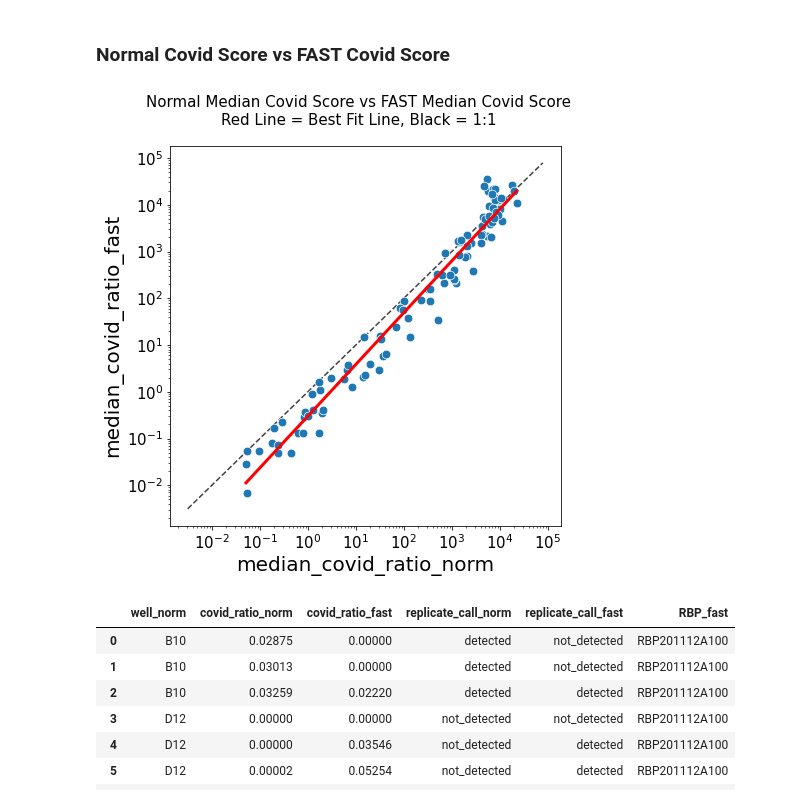
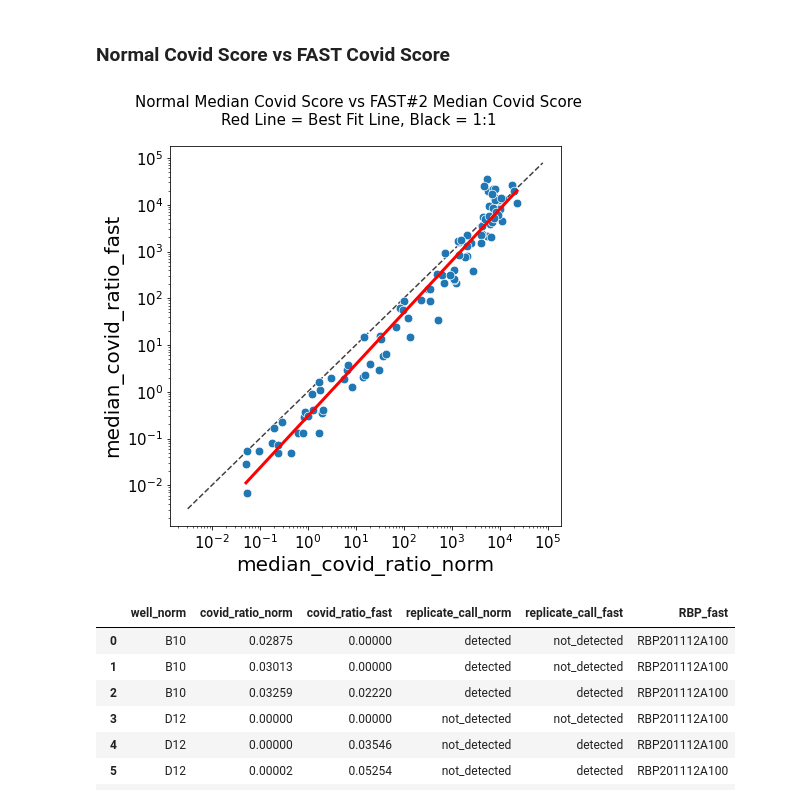
Before and after one commit to gh-bshih/g19_analysis, a Jupyter notebook: 201217_FastConcordance#2.ipynb, the cells around one changed output. Saved outputs shown, nothing was run; the diff lists cells and outputs as text; code cells hidden in the pictures.

```diff
--- a/201217_FastConcordance#2.ipynb
+++ b/201217_FastConcordance#2.ipynb
@@ -229,35 +233,35 @@ sns.scatterplot(data=score_relation, x='median_covid_ratio_norm',
 
 x = score_relation['median_covid_ratio_norm'].values
 y = score_relation['median_covid_ratio_fast'].values
 
 new_x, new_y = zip(*sorted(zip(x, y)))
 
 logA = np.log(new_x)
 logB = np.log(new_y)
 
 m, c = np.polyfit(logA, logB, 1)
 y_fit = np.exp(m*logA + c)
 plt.plot(new_x, y_fit, 'r', linewidth=3)
 
 lims = [
     np.min([ax.get_xlim(), ax.get_ylim()]),  # min of both axes
     np.max([ax.get_xlim(), ax.get_ylim()]),  # max of both axes
 ]
 
 # now plot both limits against eachother
 ax.plot(lims, lims, 'k--', alpha=0.75, zorder=0)
 
 plt.setp(ax.get_xticklabels(), fontsize=15)
 plt.setp(ax.get_yticklabels(), fontsize=15)
 
 ax.xaxis.label.set_size(20)
 ax.yaxis.label.set_size(20)
-fig.suptitle('Normal Median Covid Score vs FAST Median Covid Score\n\
+fig.suptitle('Normal Median Covid Score vs FAST#2 Median Covid Score\n\
 Red Line = Best Fit Line, Black = 1:1', fontsize=15)
 
 plt.show()
 # %% [output]
-[figure, old version]
+[figure, new version]
 # %%
 sort_mapping = {'RBP201112A183': 1,
                 'RBP201112A181': 2,
```
Also changed, not shown: parts of 3 cells of this notebook, 3 other files.
